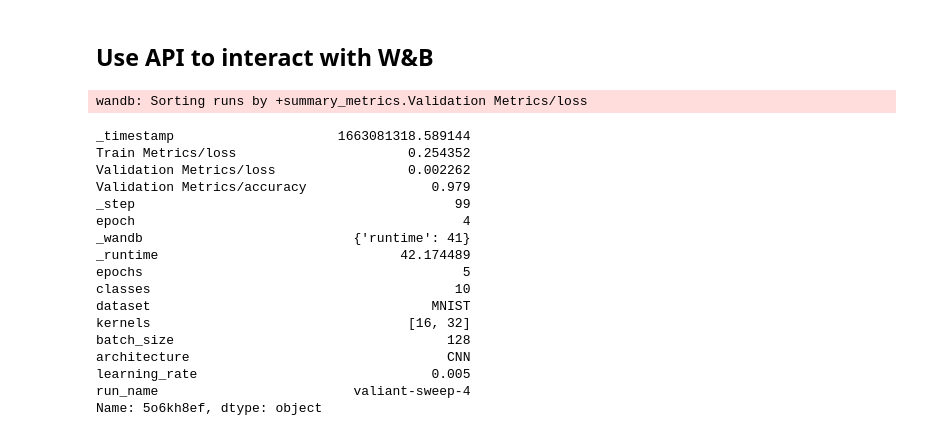
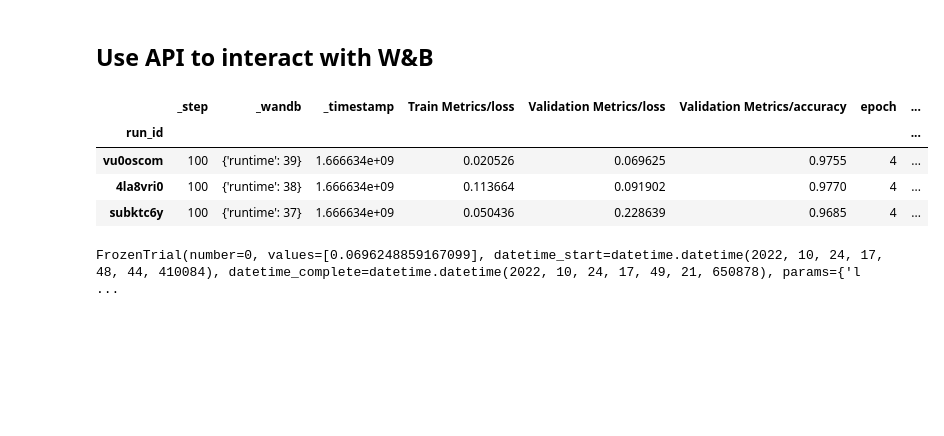
Before and after one commit to timsetsfire/wandb-examples, a Jupyter notebook: colab/W&B_Training_with_Optuna.ipynb, the cells around one changed output. Cells and saved outputs as stored; diff of their text form; code cells hidden in the pictures; blank space fills up the shorter version.

```diff
--- a/colab/W&B_Training_with_Optuna.ipynb
+++ b/colab/W&B_Training_with_Optuna.ipynb
@@ -561,35 +544,23 @@ Find logs at: ./wandb/run-20221024_160439-2ge4il76/logs
 # %%
 import pandas as pd
 import wandb
 api = wandb.Api()
-sweep = api.sweep(f"{entity}/{project_name}/{sweep_id}")
+runs = api.runs(f"{entity}/{wandb_kwargs['project']}")
 temp_data = []
-for r in sweep.runs:
- temp_dict = dict(**dict(r.summary), **r.config)
- temp_dict["run_id"] = r.id
- temp_dict["run_name"] = r.name
- temp_data.append( temp_dict)
+for r in runs:
+  drop_keys = set(r.summary.keys()).intersection( r.config.keys())
+  for d in drop_keys:
+    del r.config[d]
+  temp_dict = dict(**dict(r.summary), **r.config)
+  temp_dict["run_id"] = r.id
+  temp_dict["run_name"] = r.name
+  temp_data.append(temp_dict)
 df = pd.DataFrame(temp_data)
 df.set_index("run_id", inplace = True)
-best_run_id = sweep.best_run().id
-best_run = api.run(f"{entity}/{project_name}/{best_run_id}")
-df.loc[best_run_id]
+df.sort_values("value")
 # %% [output]
-wandb: Sorting runs by +summary_metrics.Validation Metrics/loss
-_timestamp                     1663081318.589144
-Train Metrics/loss                      0.254352
-Validation Metrics/loss                 0.002262
-Validation Metrics/accuracy                0.979
-_step                                         99
-epoch                                          4
-_wandb                           {'runtime': 41}
-_runtime                               42.174489
-epochs                                         5
-classes                                       10
-dataset                                    MNIST
-kernels                                 [16, 32]
-batch_size                                   128
-architecture                                 CNN
-learning_rate                              0.005
-run_name                         valiant-sweep-4
-Name: 5o6kh8ef, dtype: object
+|  | _step | _wandb | _timestamp | Train Metrics/loss | Validation Metrics/loss | Validation Metrics/accuracy | epoch | ... |
+| run_id |  |  |  |  |  |  |  | ... |
+| vu0oscom | 100 | {'runtime': 39} | 1.666634e+09 | 0.020526 | 0.069625 | 0.9755 | 4 | ... |
+| 4la8vri0 | 100 | {'runtime': 38} | 1.666634e+09 | 0.113664 | 0.091902 | 0.9770 | 4 | ... |
+| subktc6y | 100 | {'runtime': 37} | 1.666634e+09 | 0.050436 | 0.228639 | 0.9685 | 4 | ... |
@@ -617,0 +567,4 @@ df.loc[best_run_id]
+# %%
+study.best_trial
+# %% [output]
+FrozenTrial(number=0, values=[0.0696248859167099], datetime_start=datetime.datetime(2022, 10, 24, 17, 48, 44, 410084), datetime_complete=datetime.datetime(2022, 10, 24, 17, 49, 21, 650878), params={'l ...
```
Also changed, not shown: parts of 11 cells of this notebook.
